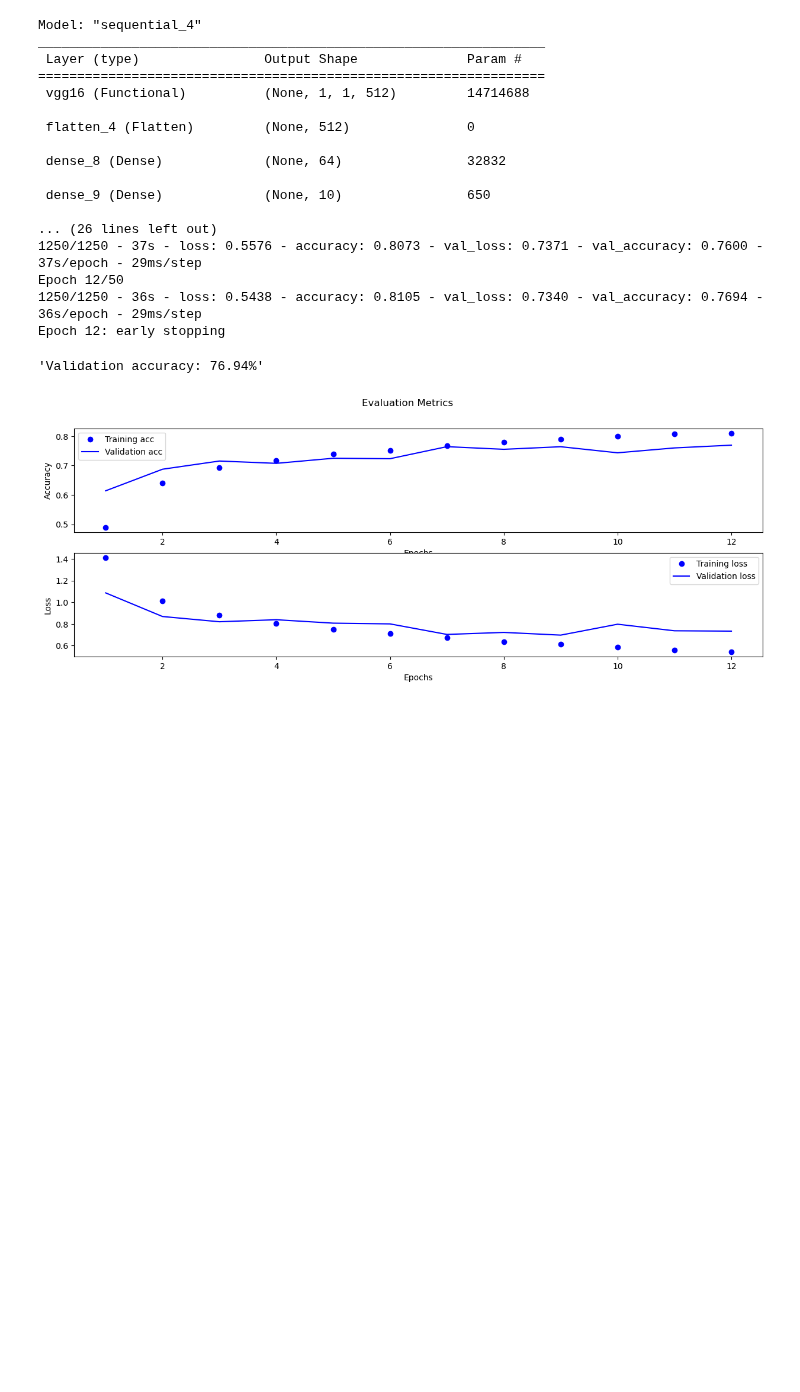
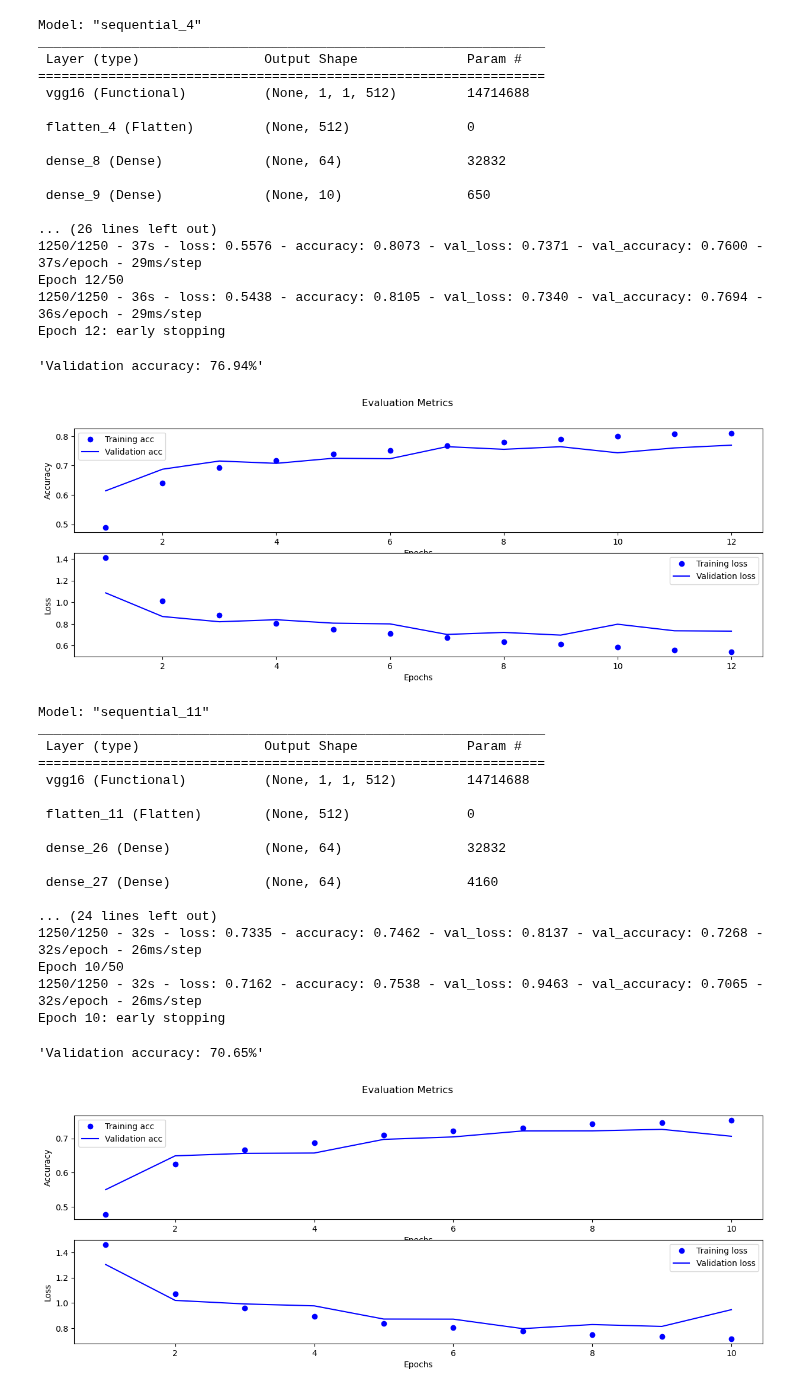
Before and after one commit to akiehl2000/STAA578_Homework, a Jupyter notebook: Homework 3/homework3.ipynb, the cells around one changed output. Cells and saved outputs as stored; diff of their text form; code cells hidden in the pictures; blank space fills up the shorter version.

```diff
--- a/Homework 3/homework3.ipynb
+++ b/Homework 3/homework3.ipynb
@@ -500,6 +501,7 @@ Epoch 12: early stopping
 [figure]
 # %%
 # set trainable layers
+VGGBase = VGG16(weights = 'imagenet', include_top = False, input_shape = (32, 32, 3))
 VGGBase.trainable = True
 for layer in VGGBase.layers:
     if layer.name in ['block2_conv1', 'block3_conv1']:
@@ -537,3 +539,44 @@ Epoch 12/50
 Epoch 12: early stopping
 'Validation accuracy: 76.94%'
 [figure]
+# %%
+# set trainable layers
+VGGBase = VGG16(weights = 'imagenet', include_top = False, input_shape = (32, 32, 3))
+VGGBase.trainable = True
+for layer in VGGBase.layers:
+    if layer.name in ['block3_conv1']:
+        layer.trainable = True
+    else:
+        layer.trainable = False
+
+# define model architecture
+model = models.Sequential([
+    VGGBase,
+    Flatten(),
+    Dense(64, activation = 'relu'),
+    Dense(64, activation = 'relu'),
+    Dense(10, activation = 'softmax')
+])
+
+# evaluate model
+EvaluateModel(model)
+# %% [output]
+Model: "sequential_11"
+_________________________________________________________________
+ Layer (type)                Output Shape              Param #
+=================================================================
+ vgg16 (Functional)          (None, 1, 1, 512)         14714688
+
+ flatten_11 (Flatten)        (None, 512)               0
+
+ dense_26 (Dense)            (None, 64)                32832
+
+ dense_27 (Dense)            (None, 64)                4160
+
+... (24 lines left out)
+1250/1250 - 32s - loss: 0.7335 - accuracy: 0.7462 - val_loss: 0.8137 - val_accuracy: 0.7268 - 32s/epoch - 26ms/step
+Epoch 10/50
+1250/1250 - 32s - loss: 0.7162 - accuracy: 0.7538 - val_loss: 0.9463 - val_accuracy: 0.7065 - 32s/epoch - 26ms/step
+Epoch 10: early stopping
+'Validation accuracy: 70.65%'
+[figure, added]
```
Also changed, not shown: parts of 1 cell of this notebook.
